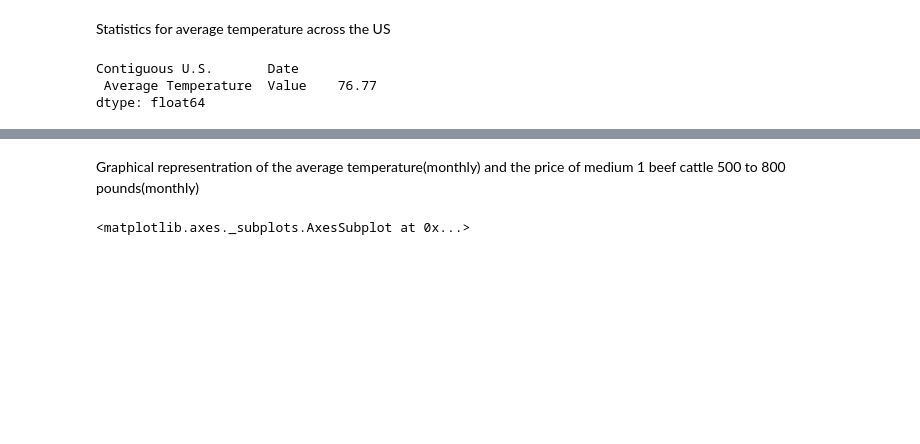
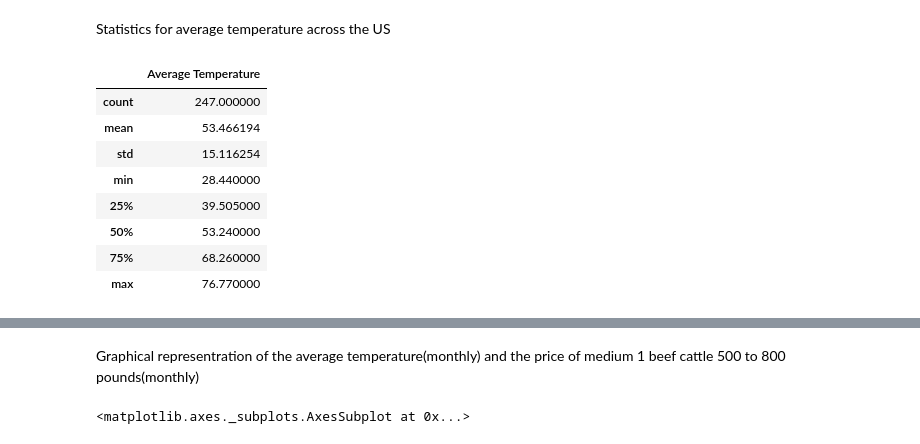
Before and after one commit to m677s345/EECS731_MS_Project1, a Jupyter notebook: EECS731_project1_pandas.ipynb, the cells around one changed output, grey strips where cells are left out. Saved outputs shown, nothing was run; the diff lists cells and outputs as text; code cells hidden in the pictures; blank space fills up the shorter version.

```diff
--- a/EECS731_project1_pandas.ipynb
+++ b/EECS731_project1_pandas.ipynb
@@ -31,8 +69,14 @@ dtype: float64
 # %% [markdown]
 Statistics for average temperature across the US
 # %%
-Tdf.mean()
+Tdf.describe()
 # %% [output]
-Contiguous U.S.       Date
- Average Temperature  Value    76.77
-dtype: float64
+|  | Average Temperature |
+| count | 247.000000 |
+| mean | 53.466194 |
+| std | 15.116254 |
+| min | 28.440000 |
+| 25% | 39.505000 |
+| 50% | 53.240000 |
+| 75% | 68.260000 |
+| max | 76.770000 |
```
Also changed, not shown: parts of 9 cells of this notebook.
